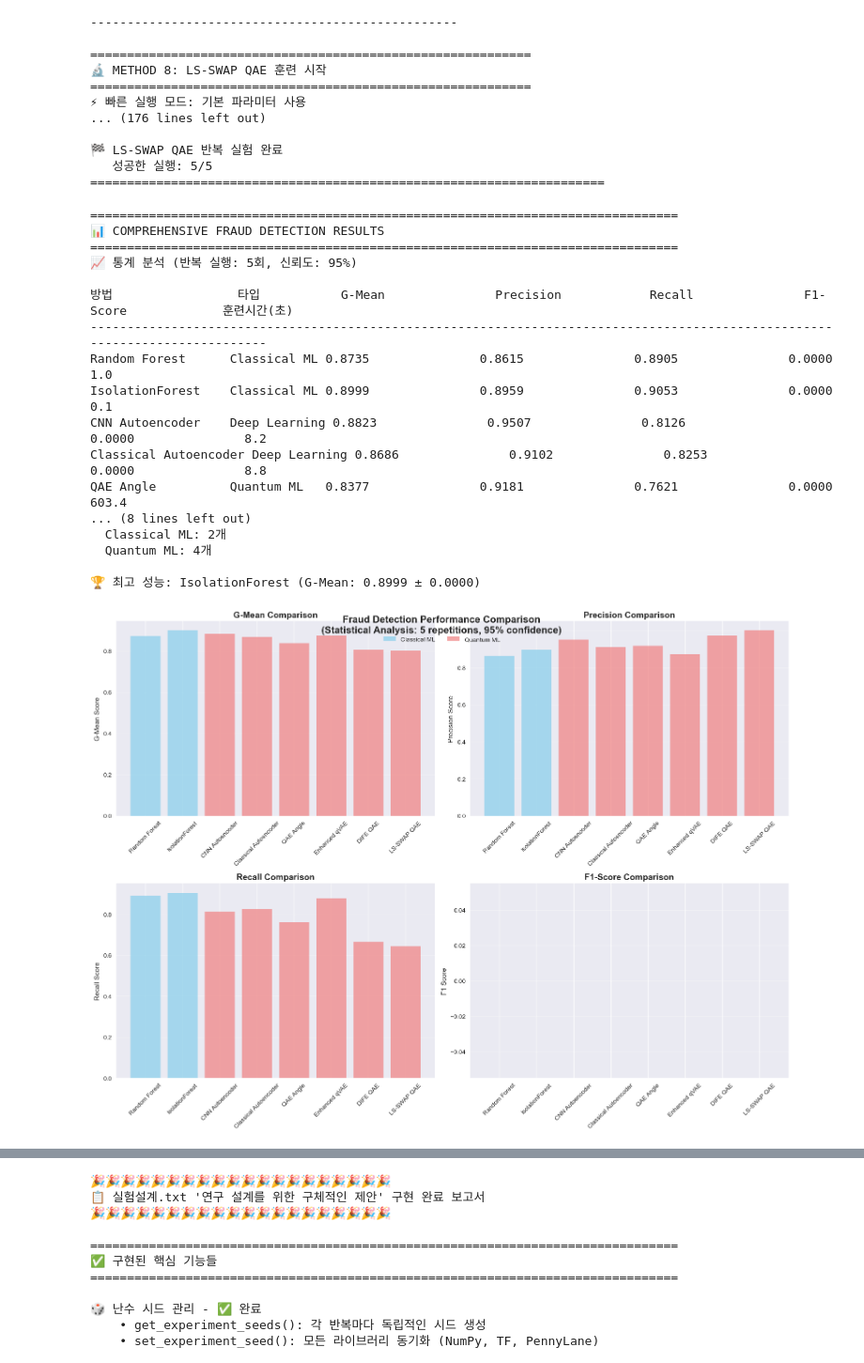
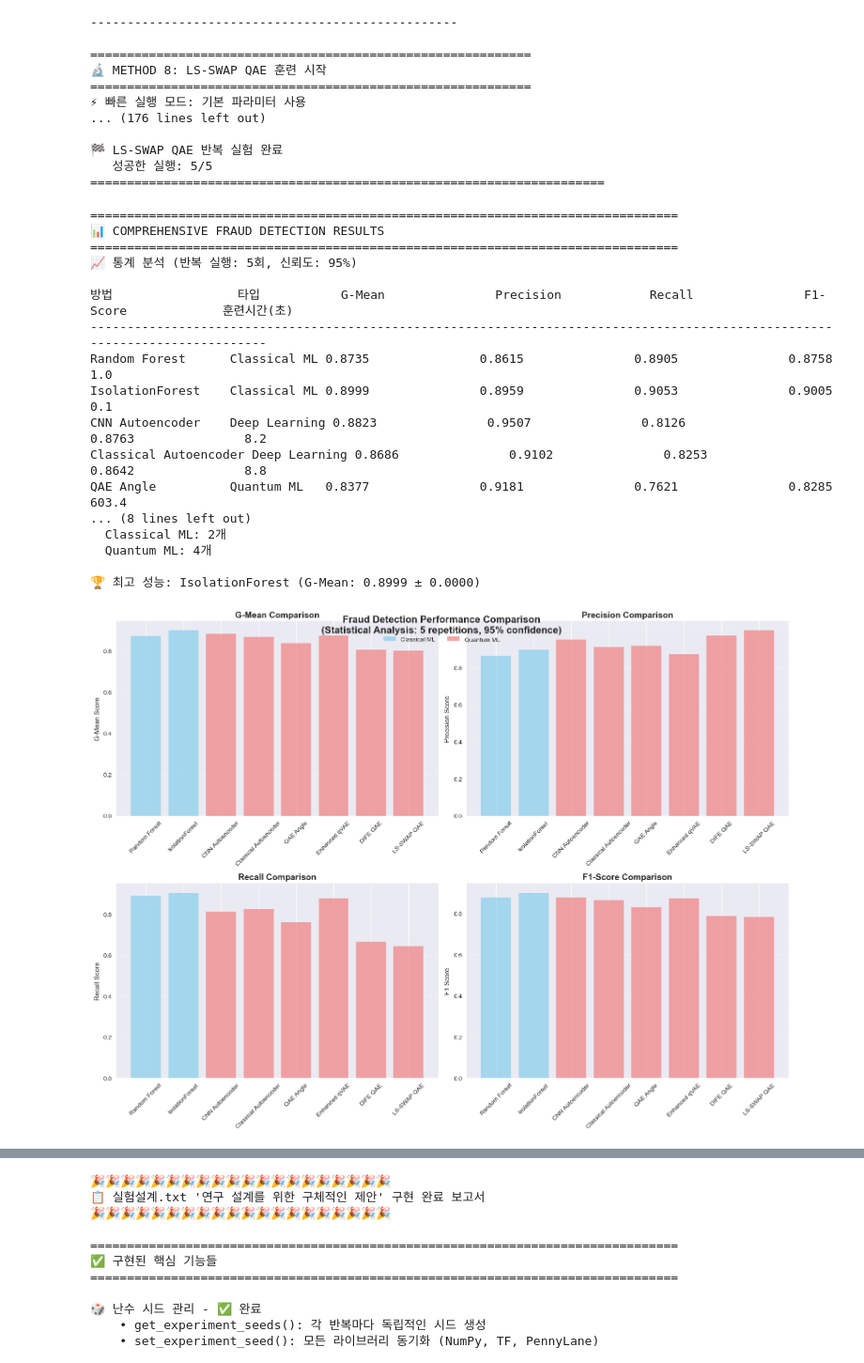
Before and after one commit to nonadiary/quantum-autoencoder-fraud-detection, a Jupyter notebook: temp.ipynb, the cells around one changed output, grey strips where cells are left out. Shown at 94% size. Cells and saved outputs as stored; diff of their text form; code cells hidden in the pictures.

```diff
--- a/temp.ipynb
+++ b/temp.ipynb
@@ -3342,7 +3342,7 @@ def print_comprehensive_results():
             gmean_str = format_stat('gmean')
             precision_str = format_stat('precision')
             recall_str = format_stat('recall')
-            f1_str = format_stat('f1')
+            f1_str = format_stat('f1_score')
 
             # 훈련 시간 처리
             if 'training_time' in stats_info:
@@ -3395,7 +3395,7 @@ def print_comprehensive_results():
             gmean = result.get('gmean', 0)
             precision = result.get('precision', 0)
             recall = result.get('recall', 0)
-            f1 = result.get('f1', 0)
+            f1 = result.get('f1_score', 0)
             training_time = result.get('training_time', 0)
 
             print(f"{method:<18} {method_type:<12} {gmean:<10.4f} {precision:<10.4f} {recall:<10.4f} {f1:<10.4f} {training_time:<12.1f}")
@@ -3440,7 +3440,7 @@ def create_performance_visualization():
     recalls = []
     f1s = []
     method_types = []
-    error_bars = {'gmean': [], 'precision': [], 'recall': [], 'f1': []}
+    error_bars = {'gmean': [], 'precision': [], 'recall': [], 'f1_score': []}
 
     for result in valid_results:
         methods.append(result['method'])
@@ -3454,19 +3454,19 @@ def create_performance_visualization():
             gmeans.append(stats_info.get('gmean', {}).get('mean', result.get('gmean', 0)))
             precisions.append(stats_info.get('precision', {}).get('mean', result.get('precision', 0)))
             recalls.append(stats_info.get('recall', {}).get('mean', result.get('recall', 0)))
-            f1s.append(stats_info.get('f1', {}).get('mean', result.get('f1', 0)))
+            f1s.append(stats_info.get('f1_score', {}).get('mean', result.get('f1_score', 0)))
 
             # 오차막대 데이터
             error_bars['gmean'].append(stats_info.get('gmean', {}).get('std', 0))
             error_bars['precision'].append(stats_info.get('precision', {}).get('std', 0))
             error_bars['recall'].append(stats_info.get('recall', {}).get('std', 0))
-            error_bars['f1'].append(stats_info.get('f1', {}).get('std', 0))
+            error_bars['f1_score'].append(stats_info.get('f1_score', {}).get('std', 0))
         else:
             # 단일 실행 결과 사용
             gmeans.append(result.get('gmean', 0))
             precisions.append(result.get('precision', 0))
             recalls.append(result.get('recall', 0))
-            f1s.append(result.get('f1', 0))
+            f1s.append(result.get('f1_score', 0))
 
             # 오차막대 없음
             for key in error_bars:
@@ -3507,7 +3507,7 @@ def create_performance_visualization():
 
     # F1-Score
     bars4 = ax4.bar(methods, f1s, color=colors, alpha=0.7,
-                    yerr=error_bars['f1'] if any(error_bars['f1']) else None,
+                    yerr=error_bars['f1_score'] if any(error_bars['f1_score']) else None,
                     capsize=5)
     ax4.set_title('F1-Score Comparison', fontsize=14, fontweight='bold')
     ax4.set_ylabel('F1 Score')
@@ -3600,39 +3600,39 @@ def perform_statistical_significance_tests():
 # 결과 분석 실행
 print_comprehensive_results()
 create_performance_visualization()
 perform_statistical_significance_tests()
 
 print("\n" + "="*80)
 print("✅ 모든 실험 완료!")
 print("="*80)
 
 # 실험 설정 요약
 print(f"📝 실험 설정:")
 print(f"  데이터셋: 신용카드 사기 탐지")
 print(f"  총 방법 수: {len(valid_results)}")
 print(f"  반복 실험: {'활성화' if STATISTICAL_CONFIG['enable_repetition'] else '비활성화'}")
 if STATISTICAL_CONFIG['enable_repetition']:
     print(f"  반복 횟수: {STATISTICAL_CONFIG['n_repetitions']}")
     print(f"  신뢰 수준: {STATISTICAL_CONFIG['confidence_level']*100:.0f}%")
 # %% [output]
 ================================================================================
 📊 COMPREHENSIVE FRAUD DETECTION RESULTS
 ================================================================================
 📈 통계 분석 (반복 실행: 5회, 신뢰도: 95%)
 
 방법                 타입           G-Mean               Precision            Recall               F1-Score             훈련시간(초)
 -----------------------------------------------------------------------------------------------------------------------------
-Random Forest      Classical ML 0.8735               0.8615               0.8905               0.0000               1.0
-IsolationForest    Classical ML 0.8999               0.8959               0.9053               0.0000               0.1
-CNN Autoencoder    Deep Learning 0.8823               0.9507               0.8126               0.0000               8.2
-Classical Autoencoder Deep Learning 0.8686               0.9102               0.8253               0.0000               8.8
-QAE Angle          Quantum ML   0.8377               0.9181               0.7621               0.0000               603.4
+Random Forest      Classical ML 0.8735               0.8615               0.8905               0.8758               1.0
+IsolationForest    Classical ML 0.8999               0.8959               0.9053               0.9005               0.1
+CNN Autoencoder    Deep Learning 0.8823               0.9507               0.8126               0.8763               8.2
+Classical Autoencoder Deep Learning 0.8686               0.9102               0.8253               0.8642               8.8
+QAE Angle          Quantum ML   0.8377               0.9181               0.7621               0.8285               603.4
 ... (8 lines left out)
   Classical ML: 2개
   Quantum ML: 4개
 
 🏆 최고 성능: IsolationForest (G-Mean: 0.8999 ± 0.0000)
-[figure, old version]
+[figure, new version]
 ============================================================
 🔬 통계적 유의성 검정
 ============================================================
```
Also changed, not shown: parts of 1 cell of this notebook.
